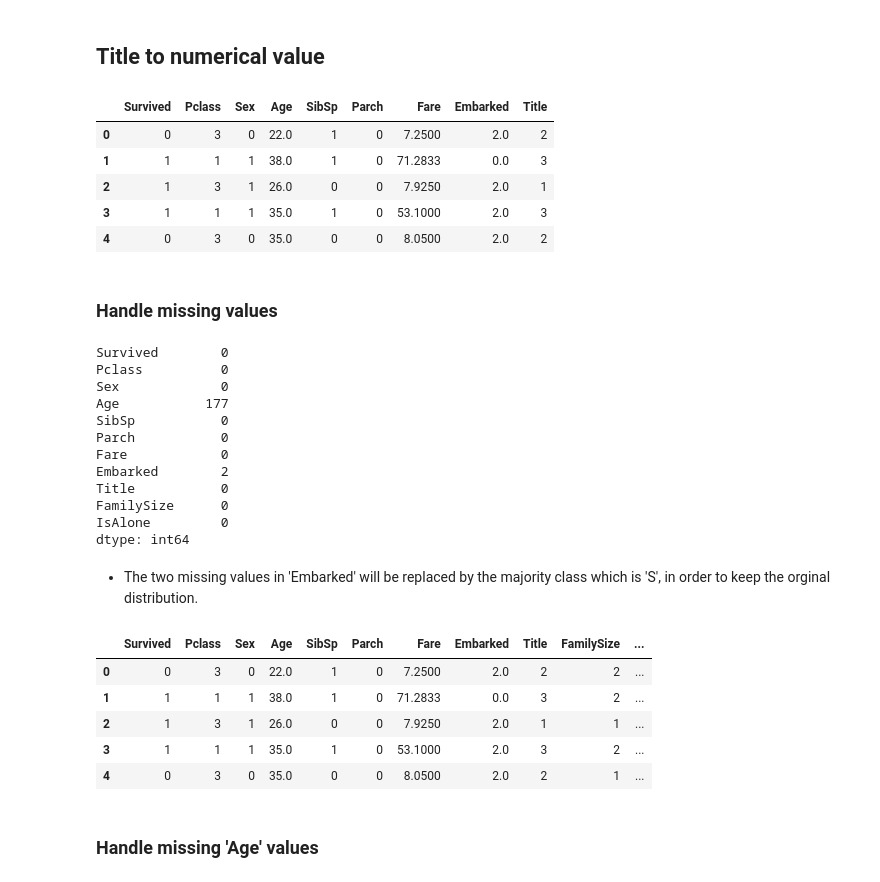
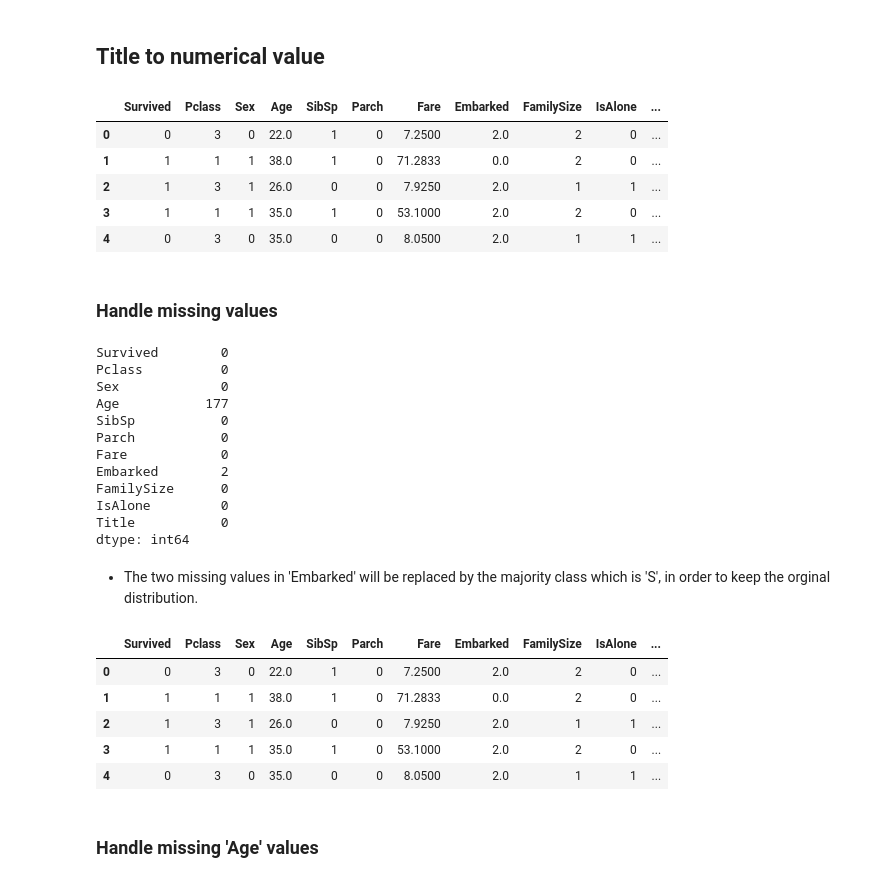
Before and after one commit to helben2002/TitanicCapstoneProject, a Jupyter notebook: ml/notebooks/fortuna.ipynb, the cells around one changed output. Cells and saved outputs as stored; diff of their text form; code cells hidden in the pictures.

```diff
--- a/ml/notebooks/fortuna.ipynb
+++ b/ml/notebooks/fortuna.ipynb
@@ -312,6 +314,6 @@ df.groupby("IsAlone")["Survived"].mean().plot(kind="bar")
 - We can remove 'Ticket' and 'PassengerId', as they don't contribute
 - Remove 'Cabin' as it has a lot of missing values
 # %%
-df = df.drop(columns=['Ticket', 'PassengerId', 'Cabin'])
-df.head()
+df_train = df_train.drop(columns=['Ticket', 'PassengerId', 'Cabin'])
+df_train.head()
 # %% [output]
@@ -324,7 +326,7 @@ df.head()
 # %% [markdown]
 ### Change Embarked and Sex to Numerical value
 # %%
-df['Sex'] = df['Sex'].map({'male':0, 'female':1})
-df['Embarked'] = df['Embarked'].map({'C':0, 'Q':1, 'S':2})
-df.head()
+df_train['Sex'] = df_train['Sex'].map({'male':0, 'female':1})
+df_train['Embarked'] = df_train['Embarked'].map({'C':0, 'Q':1, 'S':2})
+df_train.head()
 # %% [output]
@@ -337,6 +339,6 @@ df.head()
 # %% [markdown]
 ### Extract Title and drop Name
 # %%
-df['Title'] = df.Name.str.extract(' ([A-Za-z]+)\.', expand=False)
-df = df.drop(columns='Name')
+df_train['Title'] = df_train.Name.str.extract(' ([A-Za-z]+)\.', expand=False)
+df_train = df_train.drop(columns='Name')
 # %%
@@ -345,8 +347,8 @@ df.Title.value_counts().plot(kind='bar')
 <Axes: xlabel='Title'>
 [figure]
 # %%
-df['Title'] = df['Title'].replace(['Dr', 'Rev', 'Col', 'Major', 'Countess', 'Sir', 'Jonkheer', 'Lady', 'Capt', 'Don'], 'Others')
-df['Title'] = df['Title'].replace('Ms', 'Miss')
-df['Title'] = df['Title'].replace('Mme', 'Mrs')
-df['Title'] = df['Title'].replace('Mlle', 'Miss')
+df_train['Title'] = df_train['Title'].replace(['Dr', 'Rev', 'Col', 'Major', 'Countess', 'Sir', 'Jonkheer', 'Lady', 'Capt', 'Don'], 'Others')
+df_train['Title'] = df_train['Title'].replace('Ms', 'Miss')
+df_train['Title'] = df_train['Title'].replace('Mme', 'Mrs')
+df_train['Title'] = df_train['Title'].replace('Mlle', 'Miss')
 # %%
@@ -369,19 +371,19 @@ Text(0, 0.5, 'Survival Probability')
 # %% [markdown]
 ## Title to numerical value
 # %%
-df['Title'] = df['Title'].map({'Master':0, 'Miss':1, 'Mr':2, 'Mrs':3, 'Others':4})
-df.head()
+df_train['Title'] = df_train['Title'].map({'Master':0, 'Miss':1, 'Mr':2, 'Mrs':3, 'Others':4})
+df_train.head()
 # %% [output]
-|  | Survived | Pclass | Sex | Age | SibSp | Parch | Fare | Embarked | Title |
-| 0 | 0 | 3 | 0 | 22.0 | 1 | 0 | 7.2500 | 2.0 | 2 |
-| 1 | 1 | 1 | 1 | 38.0 | 1 | 0 | 71.2833 | 0.0 | 3 |
-| 2 | 1 | 3 | 1 | 26.0 | 0 | 0 | 7.9250 | 2.0 | 1 |
-| 3 | 1 | 1 | 1 | 35.0 | 1 | 0 | 53.1000 | 2.0 | 3 |
-| 4 | 0 | 3 | 0 | 35.0 | 0 | 0 | 8.0500 | 2.0 | 2 |
+|  | Survived | Pclass | Sex | Age | SibSp | Parch | Fare | Embarked | FamilySize | IsAlone | ... |
+| 0 | 0 | 3 | 0 | 22.0 | 1 | 0 | 7.2500 | 2.0 | 2 | 0 | ... |
+| 1 | 1 | 1 | 1 | 38.0 | 1 | 0 | 71.2833 | 0.0 | 2 | 0 | ... |
+| 2 | 1 | 3 | 1 | 26.0 | 0 | 0 | 7.9250 | 2.0 | 1 | 1 | ... |
+| 3 | 1 | 1 | 1 | 35.0 | 1 | 0 | 53.1000 | 2.0 | 2 | 0 | ... |
+| 4 | 0 | 3 | 0 | 35.0 | 0 | 0 | 8.0500 | 2.0 | 1 | 1 | ... |
 # %% [markdown]
 ### Handle missing values
 # %%
-df.isnull().sum()
+df_train.isnull().sum()
 # %% [output]
 Survived        0
 Pclass          0
@@ -391,22 +393,22 @@ SibSp           0
 Parch           0
 Fare            0
 Embarked        2
-Title           0
 FamilySize      0
 IsAlone         0
+Title           0
 dtype: int64
 # %% [markdown]
 - The two missing values in 'Embarked' will be replaced by the majority class which is 'S', in order to keep the orginal distribution.
 # %%
-df['Embarked'] = df['Embarked'].fillna(df['Embarked'].mode()[0])
-df.head()
+df_train['Embarked'] = df_train['Embarked'].fillna(df_train['Embarked'].mode()[0])
+df_train.head()
 # %% [output]
-|  | Survived | Pclass | Sex | Age | SibSp | Parch | Fare | Embarked | Title | FamilySize | ... |
-| 0 | 0 | 3 | 0 | 22.0 | 1 | 0 | 7.2500 | 2.0 | 2 | 2 | ... |
-| 1 | 1 | 1 | 1 | 38.0 | 1 | 0 | 71.2833 | 0.0 | 3 | 2 | ... |
+|  | Survived | Pclass | Sex | Age | SibSp | Parch | Fare | Embarked | FamilySize | IsAlone | ... |
+| 0 | 0 | 3 | 0 | 22.0 | 1 | 0 | 7.2500 | 2.0 | 2 | 0 | ... |
+| 1 | 1 | 1 | 1 | 38.0 | 1 | 0 | 71.2833 | 0.0 | 2 | 0 | ... |
 | 2 | 1 | 3 | 1 | 26.0 | 0 | 0 | 7.9250 | 2.0 | 1 | 1 | ... |
-| 3 | 1 | 1 | 1 | 35.0 | 1 | 0 | 53.1000 | 2.0 | 3 | 2 | ... |
-| 4 | 0 | 3 | 0 | 35.0 | 0 | 0 | 8.0500 | 2.0 | 2 | 1 | ... |
+| 3 | 1 | 1 | 1 | 35.0 | 1 | 0 | 53.1000 | 2.0 | 2 | 0 | ... |
+| 4 | 0 | 3 | 0 | 35.0 | 0 | 0 | 8.0500 | 2.0 | 1 | 1 | ... |
 # %% [markdown]
 ### Handle missing 'Age' values
 # %% [markdown]
```
Also changed, not shown: parts of 54 cells of this notebook.
